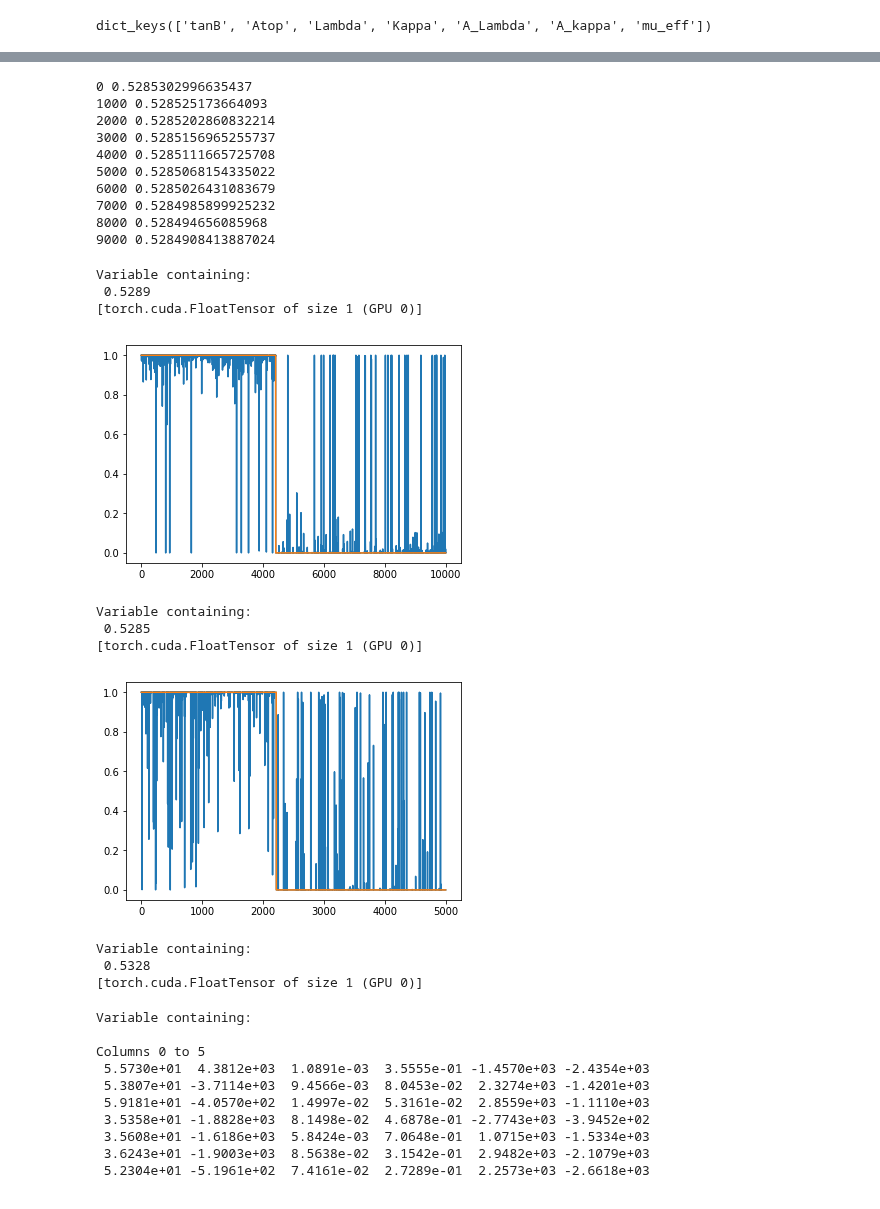
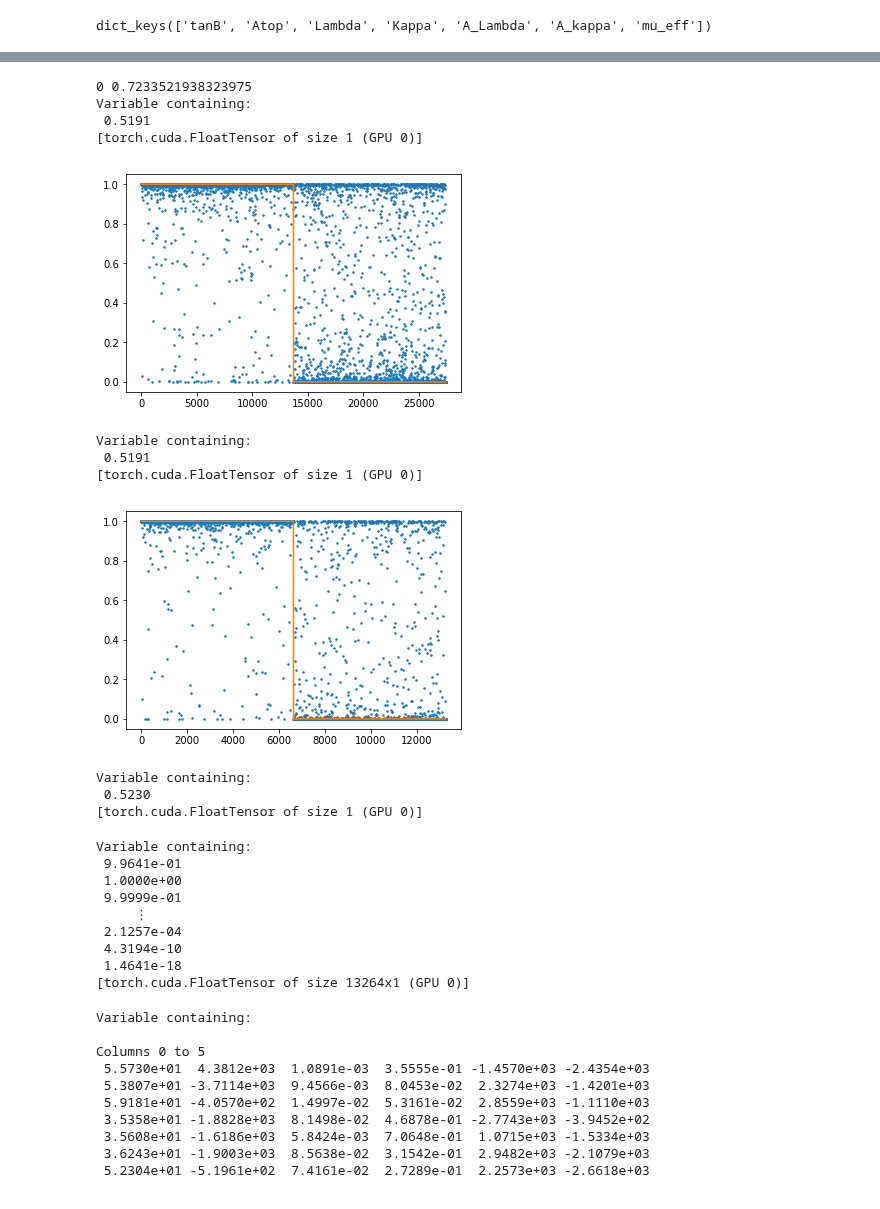
Before and after one commit to vooum/ScanCraft, a Jupyter notebook: ScanCraft/laboratory/BCELoss.ipynb, the cells around one changed output, grey strips where cells are left out. Cells and saved outputs as stored; diff of their text form; code cells hidden in the pictures.

```diff
--- a/ScanCraft/laboratory/BCELoss.ipynb
+++ b/ScanCraft/laboratory/BCELoss.ipynb
@@ -55,3 +62,4 @@ plt.show()
 # %%
-inp_full=numpy.hstack((inp_norm,inp_norm**2,inp_norm**3,inp_norm**4))
-test_full=numpy.hstack((test_norm,test_norm**2,test_norm**3,test_norm**4))
+inp_full=numpy.hstack((inp_norm,inp_norm**2*2,inp_norm**3*3,inp_norm**4*4))
+test_full=numpy.hstack((test_norm,test_norm**2*2,test_norm**3*3,test_norm**4*4))
+print(inp_full.shape,test_full.shape)
@@ -61,6 +76,6 @@ from torch.autograd import Variable
 from torch import nn
 bce=nn.BCEWithLogitsLoss()#size_average=False)
 in_data=Variable(torch.FloatTensor(inp_full).cuda())
-target=Variable(torch.FloatTensor(data[:,-1].reshape(lenth,1)).cuda(), requires_grad=False)
+target=Variable(torch.FloatTensor(data_array[:,-1].reshape(lenth,1)).cuda(), requires_grad=False)
 test=Variable(torch.FloatTensor(test_full).cuda())
-test_target=Variable(torch.FloatTensor(test_data[:,-1].reshape(len(test_data),1)).cuda(), requires_grad=False)
+test_target=Variable(torch.FloatTensor(test_array[:,-1].reshape(len(test_array),1)).cuda(), requires_grad=False)
@@ -83,11 +100,13 @@ class model(nn.Module):
         self.l3=torch.nn.Linear(d2,1)
     def forward(self,x):
         x=self.l1(x)
+        x=nn.functional.relu(x)
+        x=torch.sqrt(x)
         x=self.l2(x)
-        x=torch.nn.functional.leaky_relu(x)
+        x=nn.functional.leaky_relu(x)
         x=self.l3(x)
         x=torch.nn.functional.sigmoid(x)
         return x
 # %%
-PM=model(7,1000,500).cuda()
+PM=model(28,1000,500).cuda()
 # %%
@@ -95,47 +114,36 @@ optimizer=torch.optim.SGD(PM.parameters(),lr=0.05)
 # %%
-for i in range(10000):
+for i in range(100):
     yp=PM(in_data)
     loss=bce(yp,target)
-    if i%1000==0:
+    if i%100==0:
         print(i,loss.data[0])
     optimizer.zero_grad()
     loss.backward()
     optimizer.step()
+print(loss)
 # %% [output]
-0 0.5285302996635437
-1000 0.528525173664093
-2000 0.5285202860832214
-3000 0.5285156965255737
-4000 0.5285111665725708
-5000 0.5285068154335022
-6000 0.5285026431083679
-7000 0.5284985899925232
-8000 0.528494656085968
-9000 0.5284908413887024
+0 0.7233521938323975
+Variable containing:
+ 0.5191
+[torch.cuda.FloatTensor of size 1 (GPU 0)]
-# %%
-loss
-# %% [output]
-Variable containing:
- 0.5289
-[torch.cuda.FloatTensor of size 1 (GPU 0)]
 # %%
 import matplotlib.pyplot as plt
-plt.plot(PM(in_data).cpu().data.numpy().reshape(lenth,))
-plt.plot(data[:,-1])
+plt.plot(PM(in_data).cpu().data.numpy().reshape(lenth,),marker='.',markersize=3,linewidth=0)
+plt.plot(data_array[:,-1])
 plt.show()
 print(loss)
 # %% [output]
-[figure, old version]
+[figure, new version]
 Variable containing:
- 0.5285
+ 0.5191
 [torch.cuda.FloatTensor of size 1 (GPU 0)]
 # %%
-plt.plot(PM(test).cpu().data.numpy().reshape(len(test_data),))
-plt.plot(test_data[:,-1])
+plt.plot(PM(test).cpu().data.numpy().reshape(len(test_array),),marker='.',markersize=3,linewidth=0)
+plt.plot(test_array[:,-1])
 plt.show()
 print(bce(PM(test),test_target))
 # %% [output]
-[figure, old version]
+[figure, new version]
 Variable containing:
- 0.5328
+ 0.5230
 [torch.cuda.FloatTensor of size 1 (GPU 0)]
@@ -142,3 +155,15 @@ Variable containing:
+# %%
+PM2(test)
+# %% [output]
+Variable containing:
+ 9.9641e-01
+ 1.0000e+00
+ 9.9999e-01
+     ⋮
+ 2.1257e-04
+ 4.3194e-10
+ 1.4641e-18
+[torch.cuda.FloatTensor of size 13264x1 (GPU 0)]
 # %%
 test
 # %% [output]
```
Also changed, not shown: parts of 18 cells of this notebook, 7 other files.
